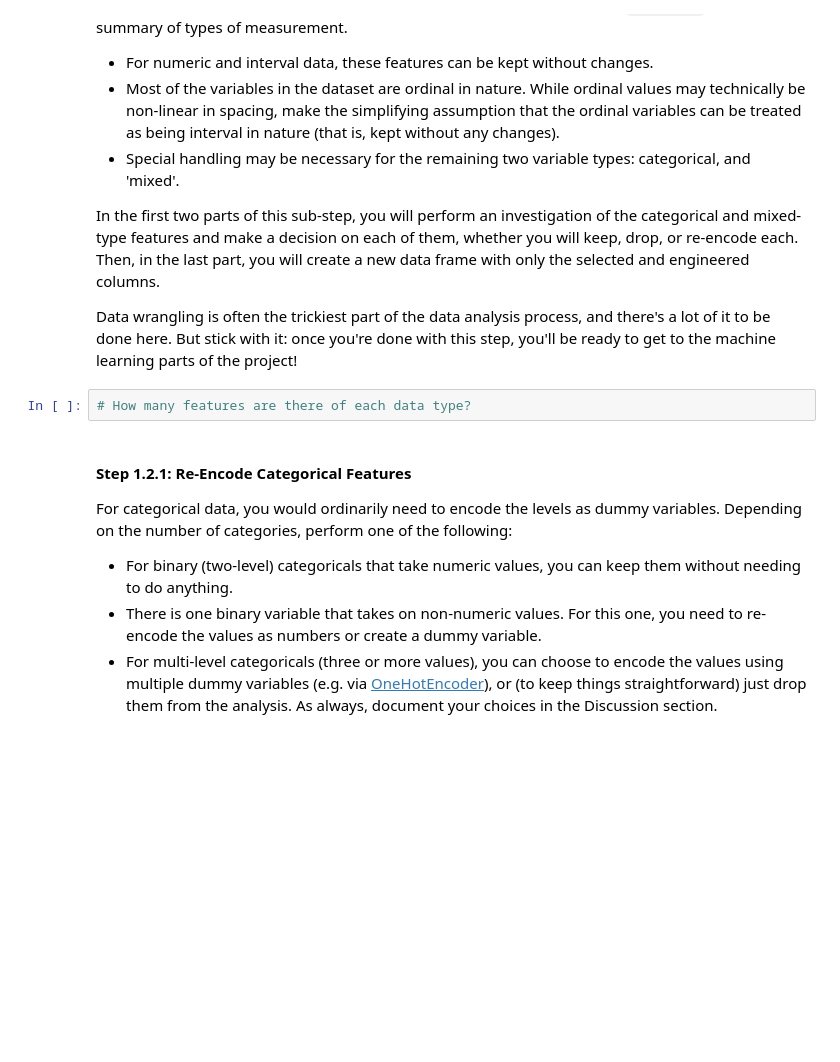
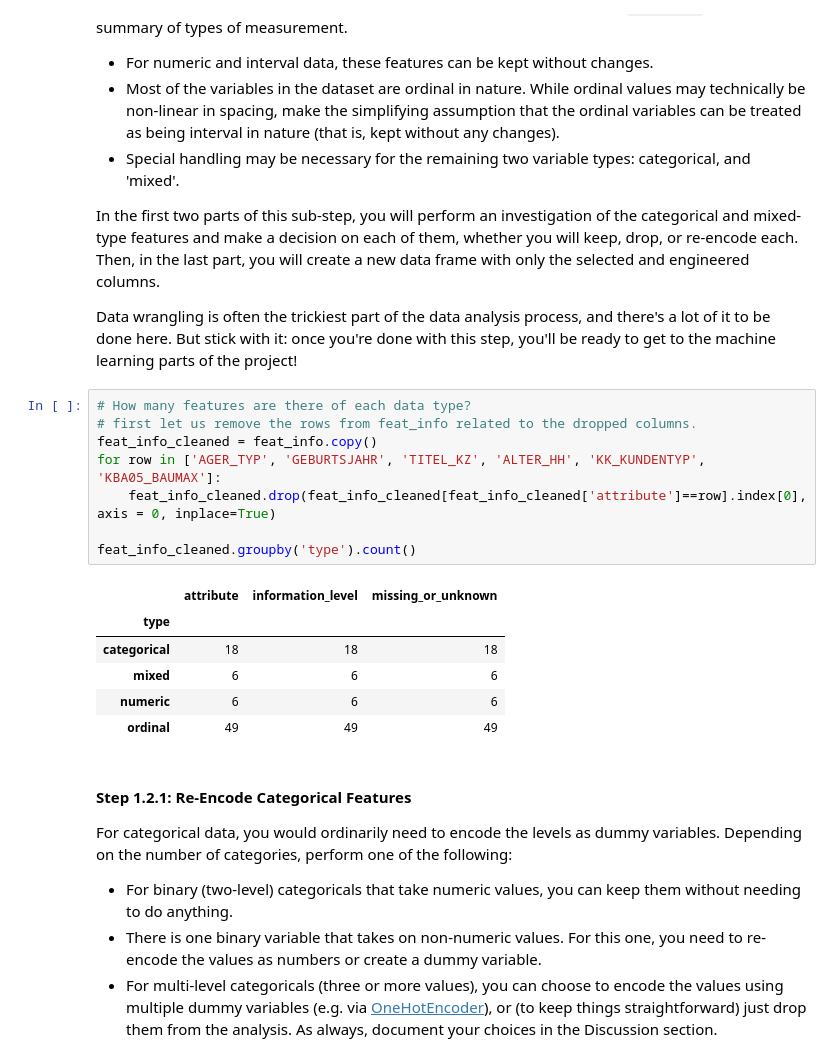
Before and after one commit to ImiGit/identify_customer_segments, a Jupyter notebook: Identify_Customer_Segments.ipynb, the cells around one changed output. Cells and saved outputs as stored; diff of their text form; blank space fills up the shorter version.

```diff
--- a/Identify_Customer_Segments.ipynb
+++ b/Identify_Customer_Segments.ipynb
@@ -402,8 +402,21 @@ Checking for missing data isn't the only way in which you can prepare a dataset
 In the first two parts of this sub-step, you will perform an investigation of the categorical and mixed-type features and make a decision on each of them, whether you will keep, drop, or re-encode each. Then, in the last part, you will create a new data frame with only the selected and engineered columns.
 
 Data wrangling is often the trickiest part of the data analysis process, and there's a lot of it to be done here. But stick with it: once you're done with this step, you'll be ready to get to the machine learning parts of the project!
-# %%
-# How many features are there of each data type?
+# %%
+# How many features are there of each data type?
+# first let us remove the rows from feat_info related to the dropped columns.
+feat_info_cleaned = feat_info.copy()
+for row in ['AGER_TYP', 'GEBURTSJAHR', 'TITEL_KZ', 'ALTER_HH', 'KK_KUNDENTYP', 'KBA05_BAUMAX']:
+    feat_info_cleaned.drop(feat_info_cleaned[feat_info_cleaned['attribute']==row].index[0], axis = 0, inplace=True)
+
+feat_info_cleaned.groupby('type').count()
+# %% [output]
+|  | attribute | information_level | missing_or_unknown |
+| type |  |  |  |
+| categorical | 18 | 18 | 18 |
+| mixed | 6 | 6 | 6 |
+| numeric | 6 | 6 | 6 |
+| ordinal | 49 | 49 | 49 |
 # %% [markdown]
 #### Step 1.2.1: Re-Encode Categorical Features
 
```
Also changed, not shown: parts of 9 cells of this notebook.
